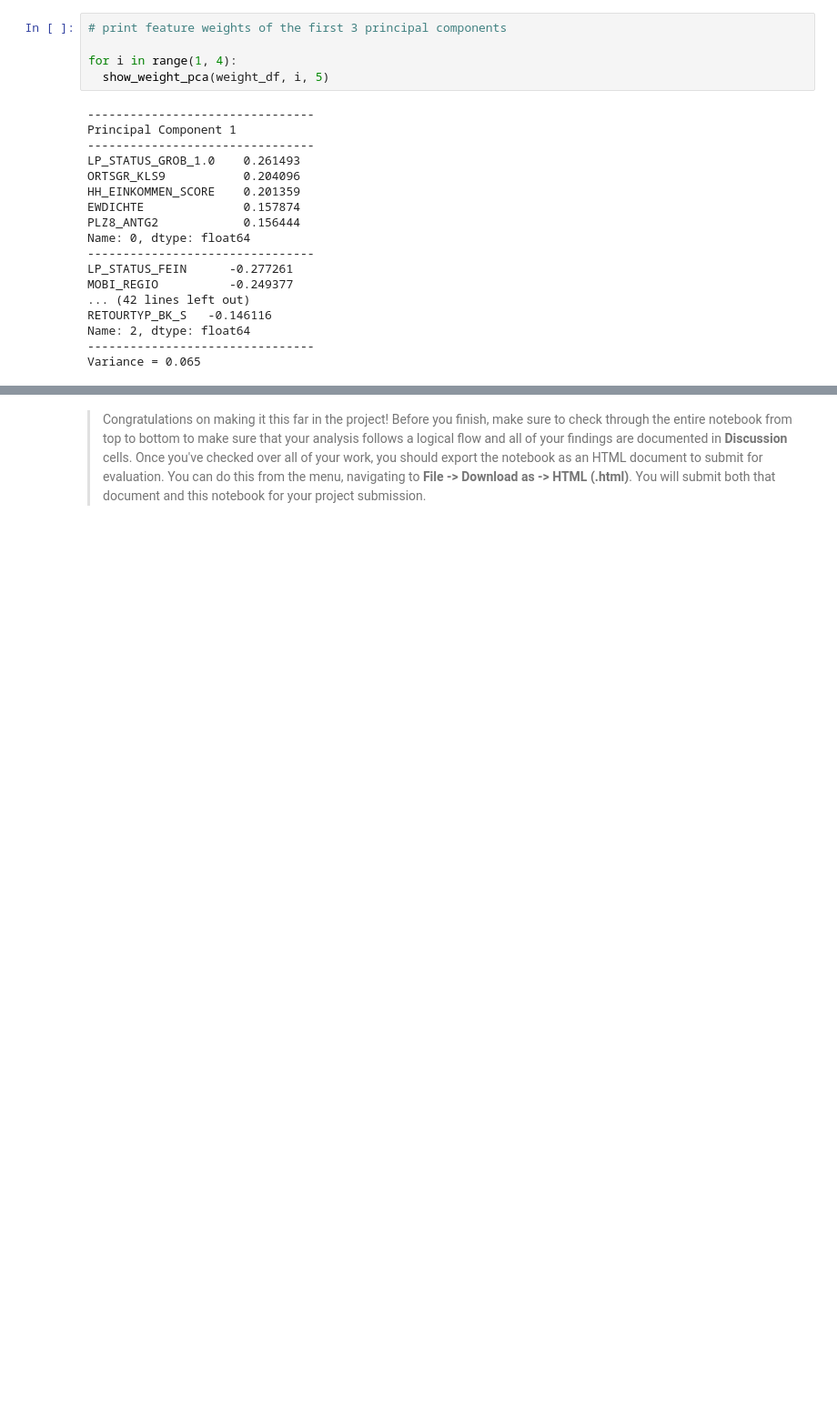
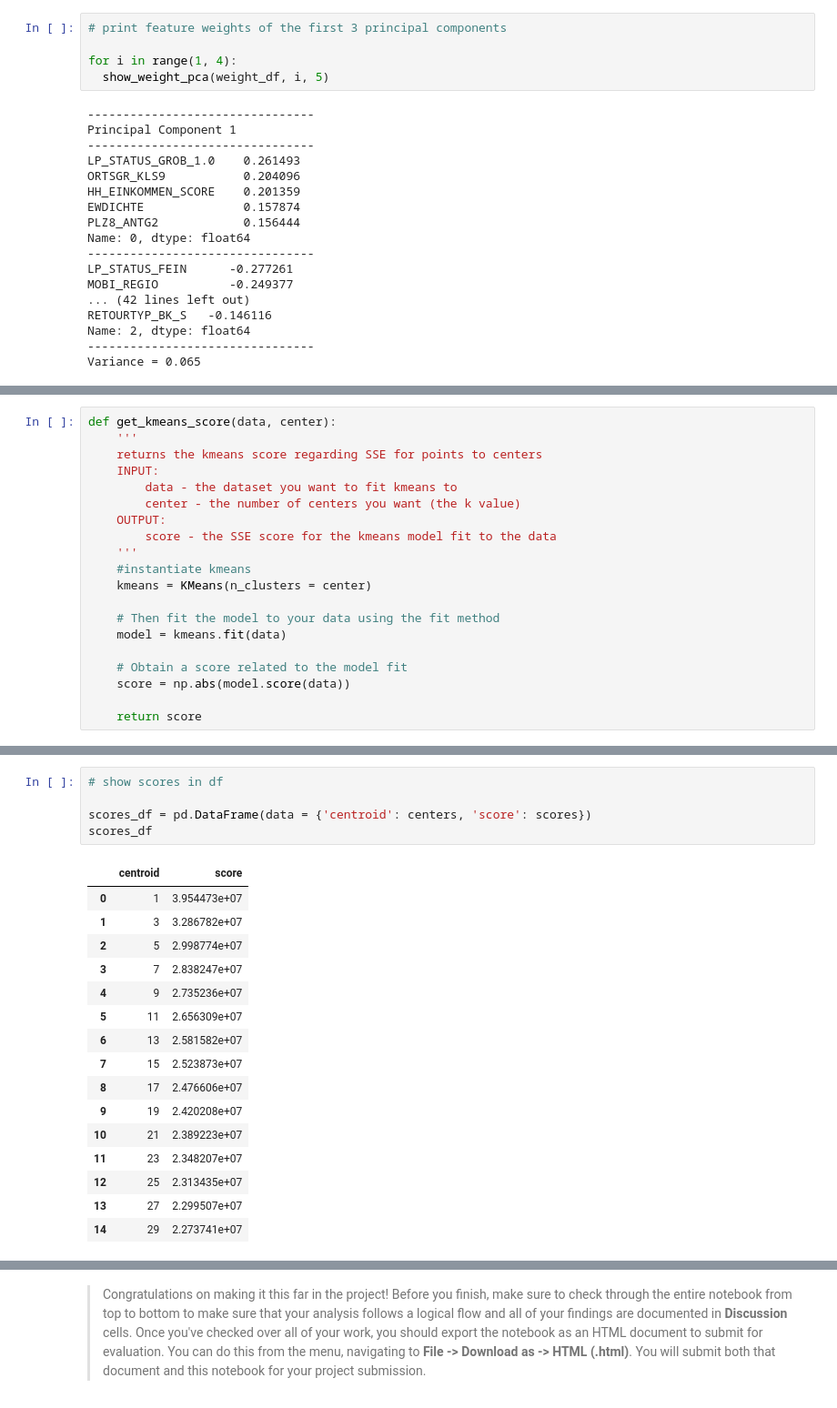
Before and after one commit to yanglinjing/dsnd_p3_identify_customer_segments, a Jupyter notebook: Identify_Customer_Segments.ipynb, the cells around one changed output, grey strips where cells are left out. Shown: that part at 91% size. Drawn from its saved outputs; the diff is of its cells as text; blank space fills up the shorter version.

```diff
--- a/Identify_Customer_Segments.ipynb
+++ b/Identify_Customer_Segments.ipynb
@@ -1368,0 +1356,20 @@ Take a look at the following points in this step:
+# %%
+def get_kmeans_score(data, center):
+    '''
+    returns the kmeans score regarding SSE for points to centers
+    INPUT:
+        data - the dataset you want to fit kmeans to
+        center - the number of centers you want (the k value)
+    OUTPUT:
+        score - the SSE score for the kmeans model fit to the data
+    '''
+    #instantiate kmeans
+    kmeans = KMeans(n_clusters = center)
+
+    # Then fit the model to your data using the fit method
+    model = kmeans.fit(data)
+
+    # Obtain a score related to the model fit
+    score = np.abs(model.score(data))
+
+    return score
@@ -1368,0 +1389,22 @@ Take a look at the following points in this step:
+# %%
+# show scores in df
+
+scores_df = pd.DataFrame(data = {'centroid': centers, 'score': scores})
+scores_df
+# %% [output]
+|  | centroid | score |
+| 0 | 1 | 3.954473e+07 |
+| 1 | 3 | 3.286782e+07 |
+| 2 | 5 | 2.998774e+07 |
+| 3 | 7 | 2.838247e+07 |
+| 4 | 9 | 2.735236e+07 |
+| 5 | 11 | 2.656309e+07 |
+| 6 | 13 | 2.581582e+07 |
+| 7 | 15 | 2.523873e+07 |
+| 8 | 17 | 2.476606e+07 |
+| 9 | 19 | 2.420208e+07 |
+| 10 | 21 | 2.389223e+07 |
+| 11 | 23 | 2.348207e+07 |
+| 12 | 25 | 2.313435e+07 |
+| 13 | 27 | 2.299507e+07 |
+| 14 | 29 | 2.273741e+07 |
```
Also changed, not shown: parts of 55 cells of this notebook.
